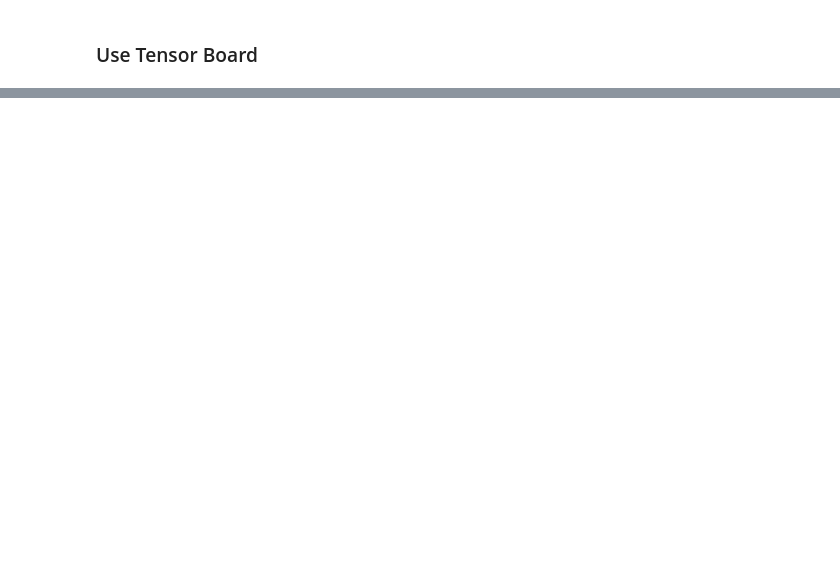
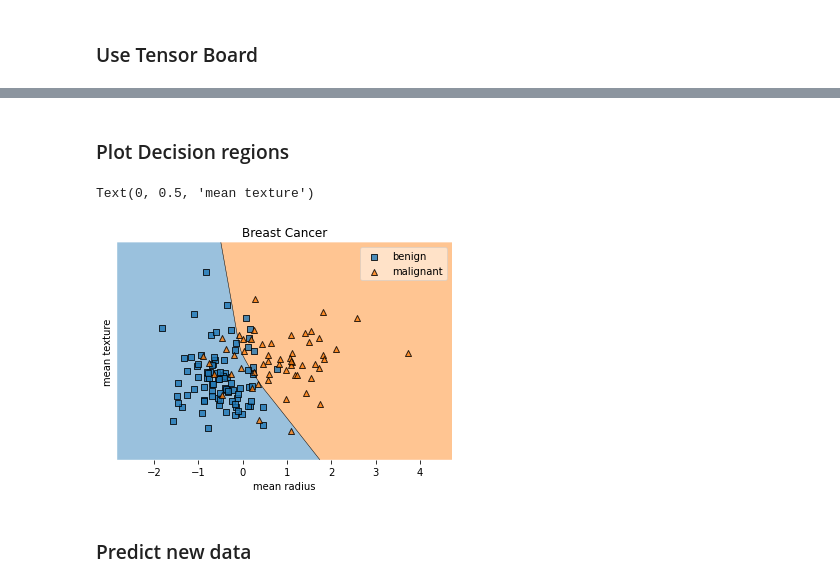
Before and after one commit to Abdulhakim-Maha/Machine-Learning, a Jupyter notebook: workshop/Tensorflow_keras/breast_cancer.ipynb, the cells around one changed output, grey strips where cells are left out. Drawn from its saved outputs; the diff is of its cells as text; code cells hidden in the pictures; blank space fills up the shorter version.

```diff
--- a/workshop/Tensorflow_keras/breast_cancer.ipynb
+++ b/workshop/Tensorflow_keras/breast_cancer.ipynb
@@ -440,0 +456,2 @@ Epoch 30/30
+# %% [markdown]
+### Plot Decision regions
@@ -440,0 +460,14 @@ Epoch 30/30
+# %%
+ax = plot_decision_regions(X_test, y_test, clf=model)
+handles, labels = ax.get_legend_handles_labels()
+ax.legend(handles, class_names, framealpha=0.5)
+
+plt.title("Breast Cancer")
+plt.yticks([])
+plt.xlabel('mean radius')
+plt.ylabel('mean texture')
+# %% [output]
+Text(0, 0.5, 'mean texture')
+[figure, added]
+# %% [markdown]
+### Predict new data
```
Also changed, not shown: parts of 50 cells of this notebook, 34 other files.
